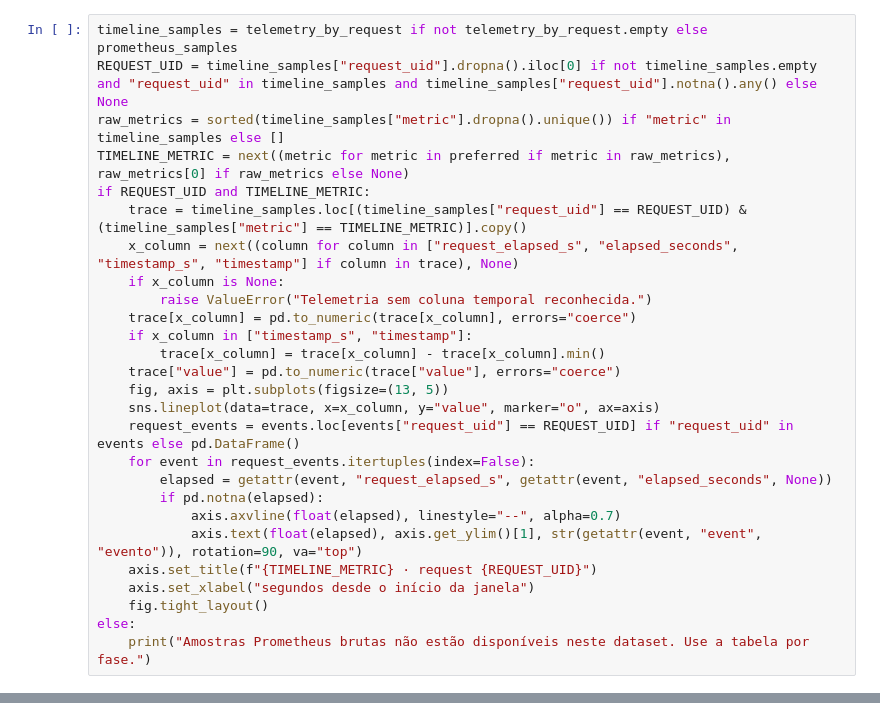
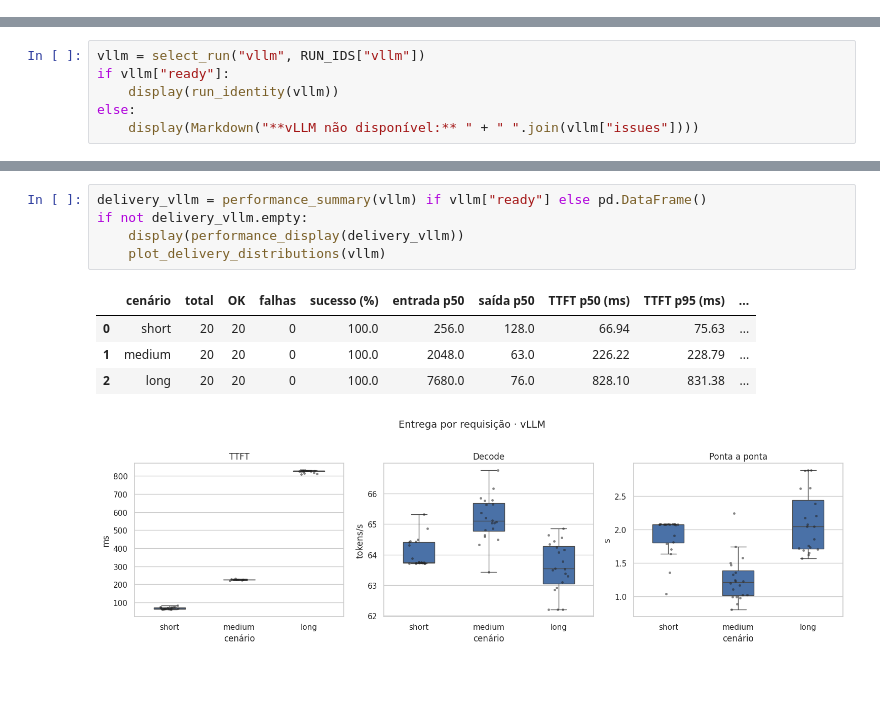
Before and after one commit to thiago-ouverney/finance-agent-platform, a Jupyter notebook: analytics/notebooks/analyze_runtime_observability.ipynb, the cells around one changed output, grey strips where cells are left out. Saved outputs shown, nothing was run; the diff lists cells and outputs as text; blank space fills up the shorter version.

```diff
--- a/analytics/notebooks/analyze_runtime_observability.ipynb
+++ b/analytics/notebooks/analyze_runtime_observability.ipynb
@@ -222,27 +0,0 @@ A célula usa as amostras brutas, quando disponíveis, e sobrepõe os eventos da
-# %%
-timeline_samples = telemetry_by_request if not telemetry_by_request.empty else prometheus_samples
-REQUEST_UID = timeline_samples["request_uid"].dropna().iloc[0] if not timeline_samples.empty and "request_uid" in timeline_samples and timeline_samples["request_uid"].notna().any() else None
-raw_metrics = sorted(timeline_samples["metric"].dropna().unique()) if "metric" in timeline_samples else []
-TIMELINE_METRIC = next((metric for metric in preferred if metric in raw_metrics), raw_metrics[0] if raw_metrics else None)
-if REQUEST_UID and TIMELINE_METRIC:
-    trace = timeline_samples.loc[(timeline_samples["request_uid"] == REQUEST_UID) & (timeline_samples["metric"] == TIMELINE_METRIC)].copy()
-    x_column = next((column for column in ["request_elapsed_s", "elapsed_seconds", "timestamp_s", "timestamp"] if column in trace), None)
-    if x_column is None:
-        raise ValueError("Telemetria sem coluna temporal reconhecida.")
-    trace[x_column] = pd.to_numeric(trace[x_column], errors="coerce")
-    if x_column in ["timestamp_s", "timestamp"]:
-        trace[x_column] = trace[x_column] - trace[x_column].min()
-    trace["value"] = pd.to_numeric(trace["value"], errors="coerce")
-    fig, axis = plt.subplots(figsize=(13, 5))
-    sns.lineplot(data=trace, x=x_column, y="value", marker="o", ax=axis)
-    request_events = events.loc[events["request_uid"] == REQUEST_UID] if "request_uid" in events else pd.DataFrame()
-    for event in request_events.itertuples(index=False):
-        elapsed = getattr(event, "request_elapsed_s", getattr(event, "elapsed_seconds", None))
-        if pd.notna(elapsed):
-            axis.axvline(float(elapsed), linestyle="--", alpha=0.7)
-            axis.text(float(elapsed), axis.get_ylim()[1], str(getattr(event, "event", "evento")), rotation=90, va="top")
-    axis.set_title(f"{TIMELINE_METRIC} · request {REQUEST_UID}")
-    axis.set_xlabel("segundos desde o início da janela")
-    fig.tight_layout()
-else:
-    print("Amostras Prometheus brutas não estão disponíveis neste dataset. Use a tabela por fase.")
@@ -258,0 +1425,6 @@ else:
+# %%
+vllm = select_run("vllm", RUN_IDS["vllm"])
+if vllm["ready"]:
+    display(run_identity(vllm))
+else:
+    display(Markdown("**vLLM não disponível:** " + " ".join(vllm["issues"])))
@@ -258,0 +1434,11 @@ else:
+# %%
+delivery_vllm = performance_summary(vllm) if vllm["ready"] else pd.DataFrame()
+if not delivery_vllm.empty:
+    display(performance_display(delivery_vllm))
+    plot_delivery_distributions(vllm)
+# %% [output]
+|  | cenário | total | OK | falhas | sucesso (%) | entrada p50 | saída p50 | TTFT p50 (ms) | TTFT p95 (ms) | ... |
+| 0 | short | 20 | 20 | 0 | 100.0 | 256.0 | 128.0 | 66.94 | 75.63 | ... |
+| 1 | medium | 20 | 20 | 0 | 100.0 | 2048.0 | 63.0 | 226.22 | 228.79 | ... |
+| 2 | long | 20 | 20 | 0 | 100.0 | 7680.0 | 76.0 | 828.10 | 831.38 | ... |
+[figure, added]
```
Also changed, not shown: parts of 56 cells of this notebook, 9 other files.
